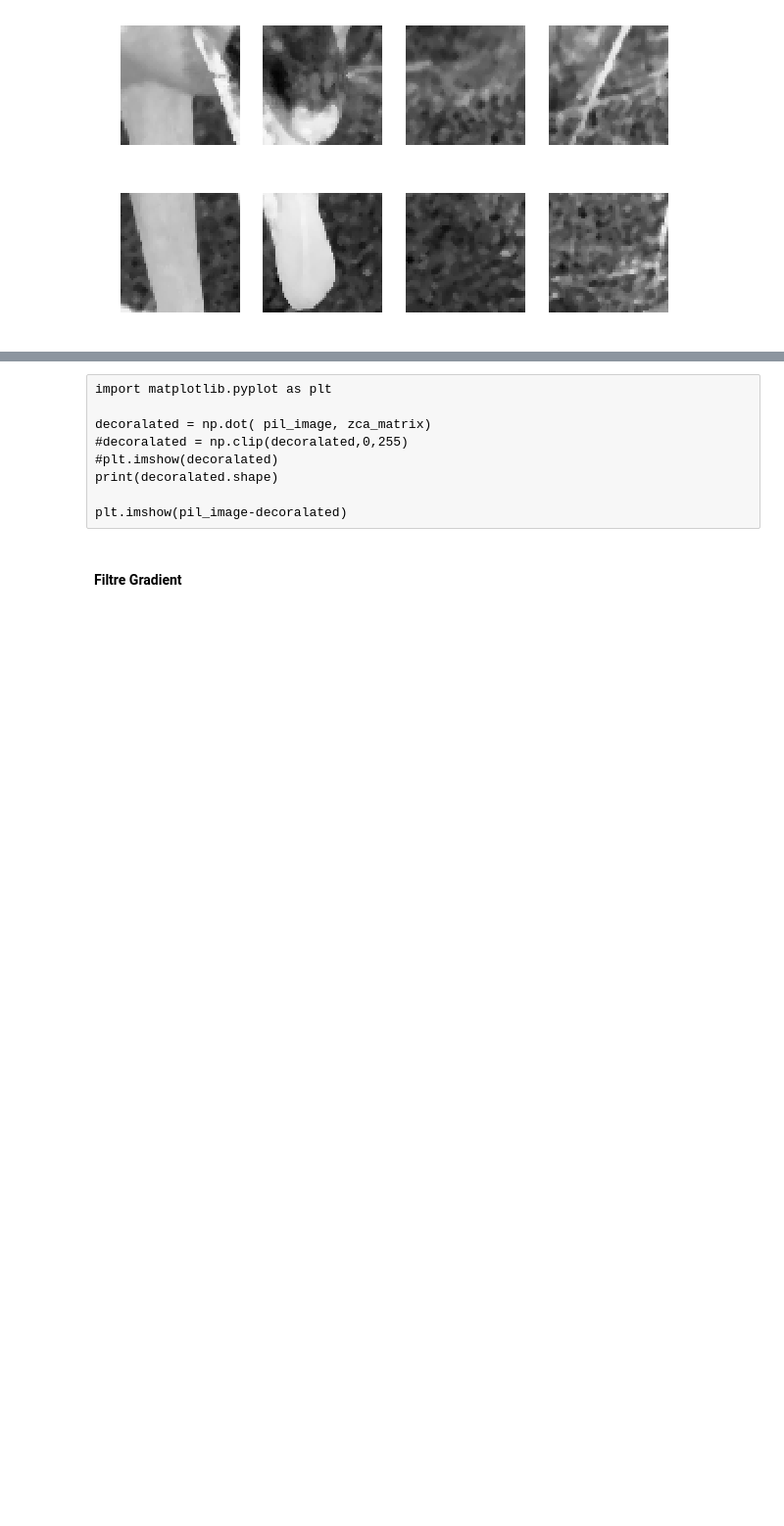
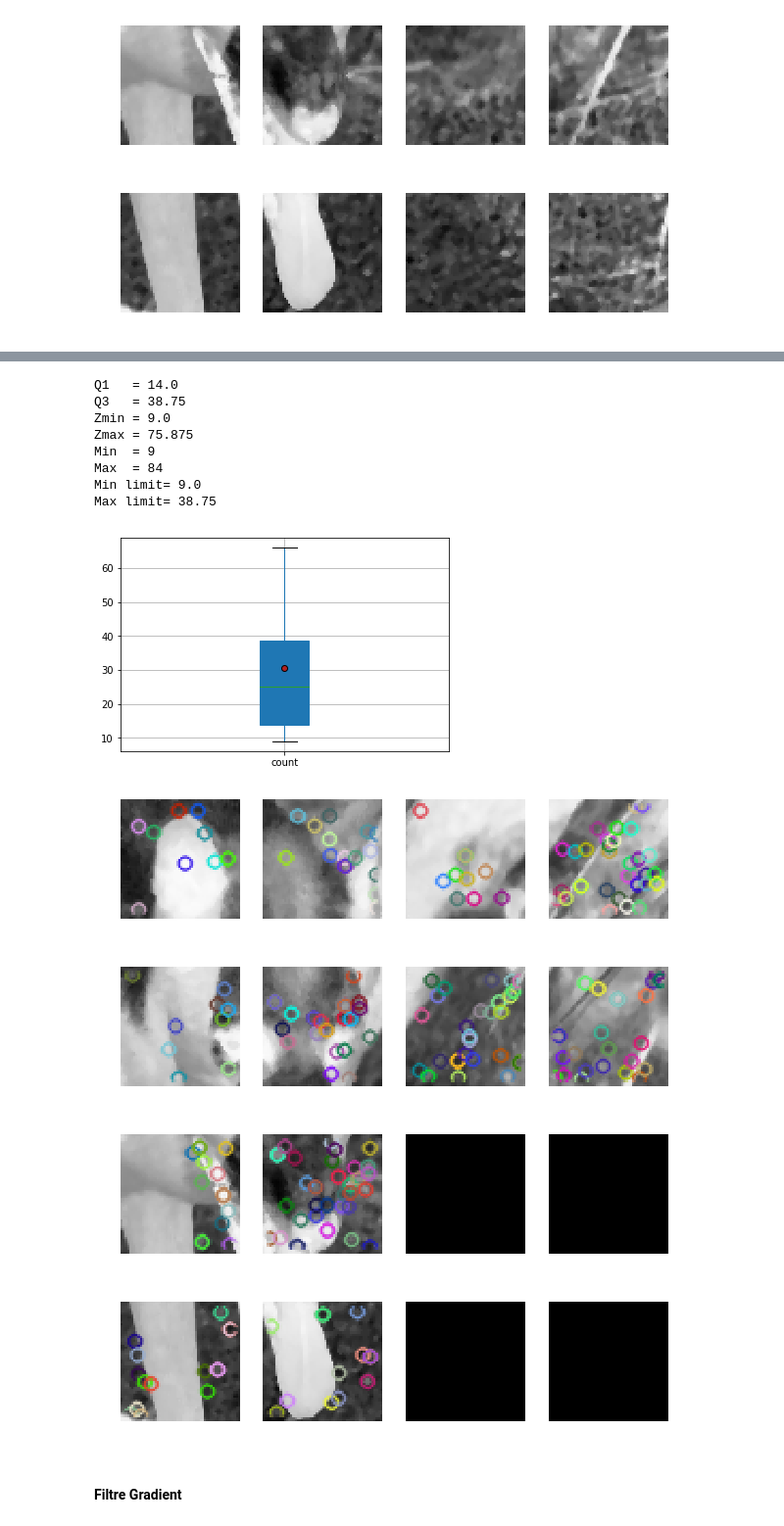
Before and after one commit to dataforcast/OC_Datascientist, a Jupyter notebook: P7/P7_FilterExploration.ipynb, the cells around one changed output, grey strips where cells are left out. Shown at 98% size. Drawn from its saved outputs; the diff is of its cells as text; code cells hidden in the pictures; blank space fills up the shorter version.

```diff
--- a/P7/P7_FilterExploration.ipynb
+++ b/P7/P7_FilterExploration.ipynb
@@ -394,20 +226,0 @@ dict_pil_image={0:[pil_image_0], 1:[pil_image_1]}
-# %%
-import P7_DataBreed
-
-list_kpdesc = list()
-for id, list_pil_image in dict_pil_image.items():
-    for pil_image in list_pil_image :
-        kp, desc = P7_DataBreed.get_image_kpdesc(pil_image)
-        list_kpdesc.append((kp, desc))
-dict_pil_image = {breedname : dict_pil_image.values()}
-dict_breed_kpdesc={breedname:list_kpdesc}
-# %%
-list_kpdesc = dict_breed_kpdesc[breedname]
-len(list_kpdesc)
-tuple_kp_desc_1 = list_kpdesc[0]
-list_kp_1  = tuple_kp_desc_1[0]
-arr_desc_1 = tuple_kp_desc_1[1]
-
-tuple_kp_desc_2 = list_kpdesc[1]
-list_kp_2  = tuple_kp_desc_2[0]
-arr_desc_2 = tuple_kp_desc_2[1]
@@ -453,9 +226,0 @@ zca_matrix.shape
-# %% [raw]
-import matplotlib.pyplot as plt
-
-decoralated = np.dot( pil_image, zca_matrix)
-#decoralated = np.clip(decoralated,0,255)
-#plt.imshow(decoralated)
-print(decoralated.shape)
-
-plt.imshow(pil_image-decoralated)
@@ -480,3 +229,22 @@ Image.fromarray(operation)
+# %%
+import p7_util
+import p3_util
+
+df_kp = p7_util.plot_filtered_kpdesc_image(list_kpdesc, dict_breed_kpdesc_image_raw, is_verbose=True)
+# %% [output]
+Q1   = 14.0
+Q3   = 38.75
+Zmin = 9.0
+Zmax = 75.875
+Min  = 9
+Max  = 84
+Min limit= 9.0
+Max limit= 38.75
+[figure, added]
+[figure, added]
+[figure, added]
+[figure, added]
+[figure, added]
 # %% [markdown]
 #### Filtre Gradient
 # %%
```
Also changed, not shown: parts of 70 cells of this notebook, 4 other files.
